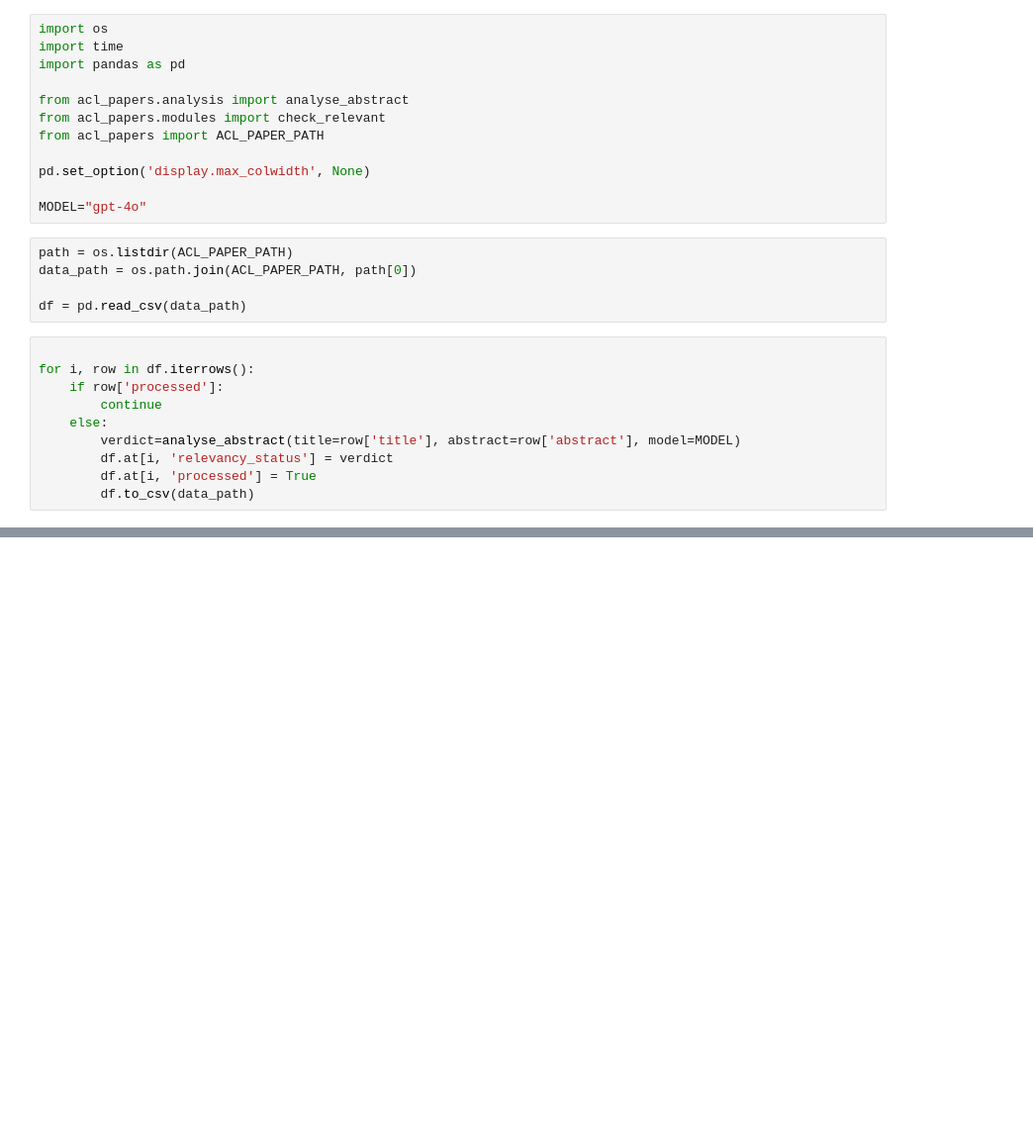
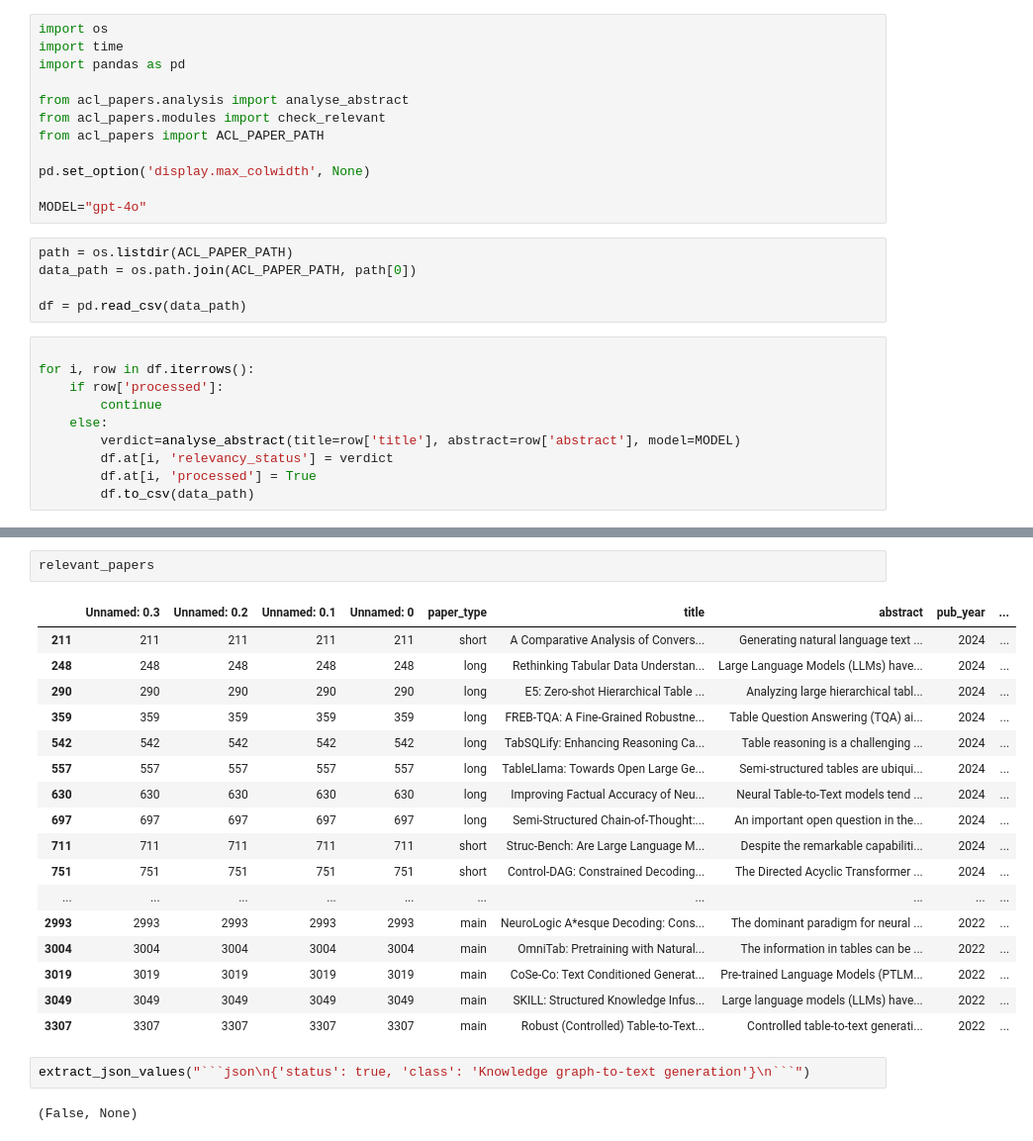
Before and after one commit to nilo0/filter_acl_papers, a Jupyter notebook: notebooks/data_analysis.ipynb, the cells around one changed output, grey strips where cells are left out. Shown at 99% size. Drawn from its saved outputs; the diff is of its cells as text; blank space fills up the shorter version.

````diff
--- a/notebooks/data_analysis.ipynb
+++ b/notebooks/data_analysis.ipynb
@@ -41,0 +69,24 @@ df.tail(10)
+# %%
+relevant_papers
+# %% [output]
+|  | Unnamed: 0.3 | Unnamed: 0.2 | Unnamed: 0.1 | Unnamed: 0 | paper_type | title | abstract | pub_year | ... |
+| 211 | 211 | 211 | 211 | 211 | short | A Comparative Analysis of Convers... | Generating natural language text ... | 2024 | ... |
+| 248 | 248 | 248 | 248 | 248 | long | Rethinking Tabular Data Understan... | Large Language Models (LLMs) have... | 2024 | ... |
+| 290 | 290 | 290 | 290 | 290 | long | E5: Zero-shot Hierarchical Table ... | Analyzing large hierarchical tabl... | 2024 | ... |
+| 359 | 359 | 359 | 359 | 359 | long | FREB-TQA: A Fine-Grained Robustne... | Table Question Answering (TQA) ai... | 2024 | ... |
+| 542 | 542 | 542 | 542 | 542 | long | TabSQLify: Enhancing Reasoning Ca... | Table reasoning is a challenging ... | 2024 | ... |
+| 557 | 557 | 557 | 557 | 557 | long | TableLlama: Towards Open Large Ge... | Semi-structured tables are ubiqui... | 2024 | ... |
+| 630 | 630 | 630 | 630 | 630 | long | Improving Factual Accuracy of Neu... | Neural Table-to-Text models tend ... | 2024 | ... |
+| 697 | 697 | 697 | 697 | 697 | long | Semi-Structured Chain-of-Thought:... | An important open question in the... | 2024 | ... |
+| 711 | 711 | 711 | 711 | 711 | short | Struc-Bench: Are Large Language M... | Despite the remarkable capabiliti... | 2024 | ... |
+| 751 | 751 | 751 | 751 | 751 | short | Control-DAG: Constrained Decoding... | The Directed Acyclic Transformer ... | 2024 | ... |
+| ... | ... | ... | ... | ... | ... | ... | ... | ... | ... |
+| 2993 | 2993 | 2993 | 2993 | 2993 | main | NeuroLogic A*esque Decoding: Cons... | The dominant paradigm for neural ... | 2022 | ... |
+| 3004 | 3004 | 3004 | 3004 | 3004 | main | OmniTab: Pretraining with Natural... | The information in tables can be ... | 2022 | ... |
+| 3019 | 3019 | 3019 | 3019 | 3019 | main | CoSe-Co: Text Conditioned Generat... | Pre-trained Language Models (PTLM... | 2022 | ... |
+| 3049 | 3049 | 3049 | 3049 | 3049 | main | SKILL: Structured Knowledge Infus... | Large language models (LLMs) have... | 2022 | ... |
+| 3307 | 3307 | 3307 | 3307 | 3307 | main | Robust (Controlled) Table-to-Text... | Controlled table-to-text generati... | 2022 | ... |
+# %%
+extract_json_values("```json\n{'status': true, 'class': 'Knowledge graph-to-text generation'}\n```")
+# %% [output]
+(False, None)
````
Also changed, not shown: parts of 4 cells of this notebook, 1 other file.
